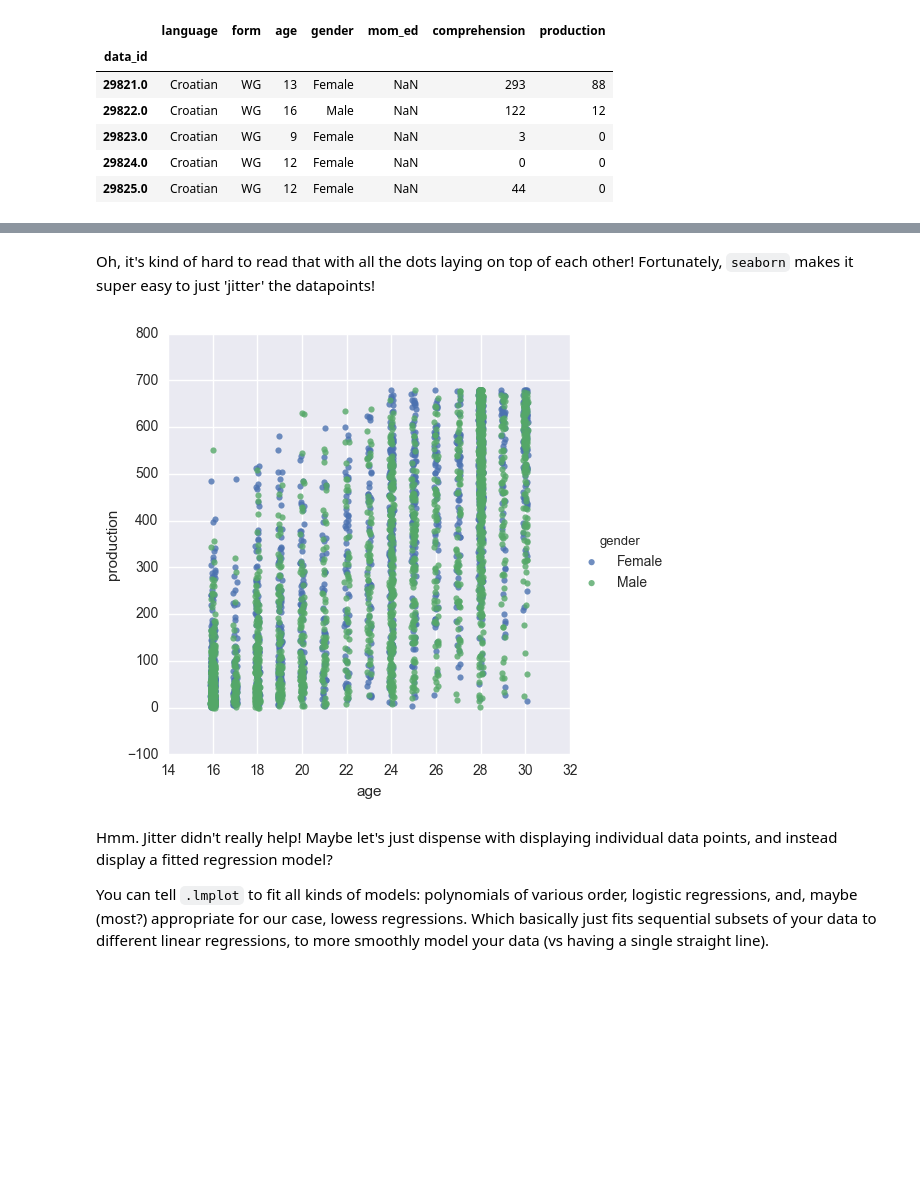
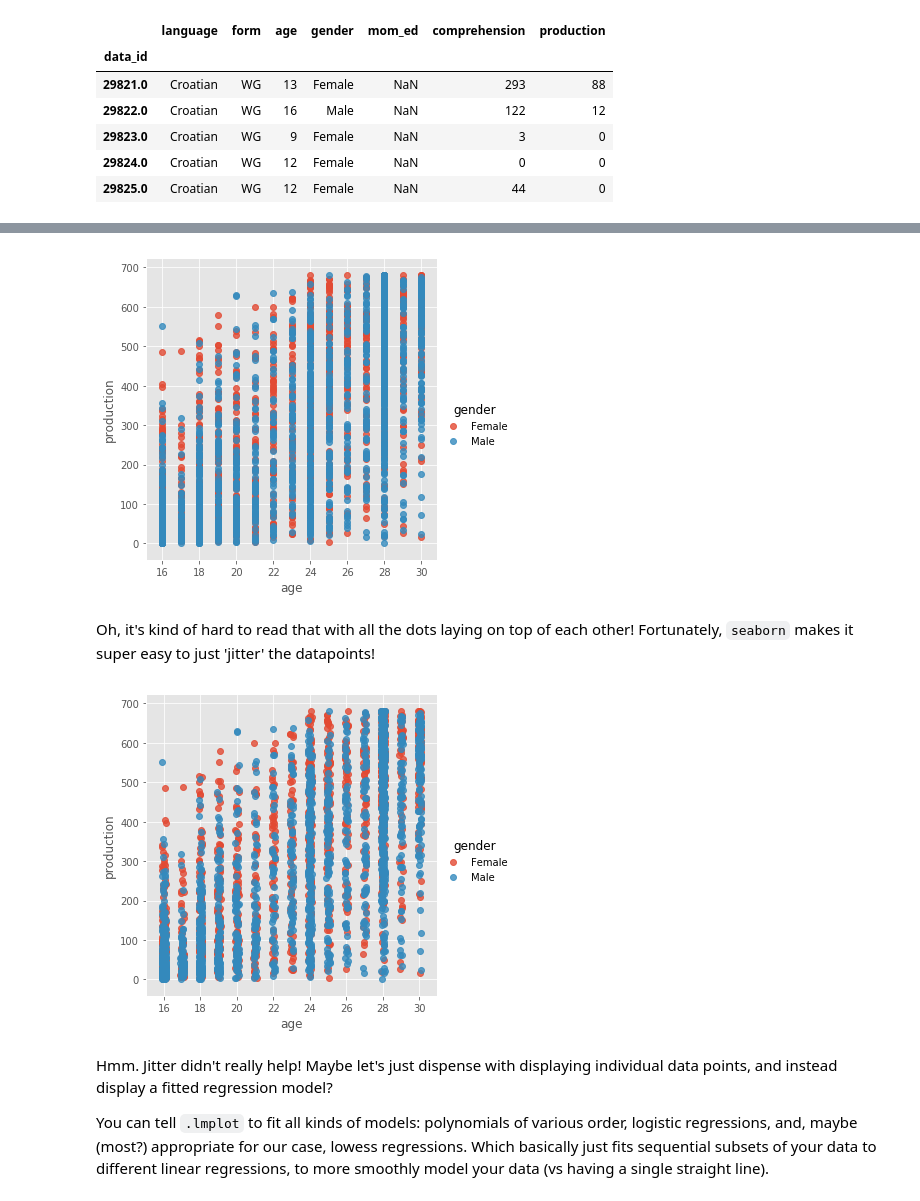
Before and after one commit to drussellmrichie/uconn_jterm_python_workshops, a Jupyter notebook: python-data-analysis/Python Data Analysis Tutorial -- Light theme.ipynb, the cells around one changed output, grey strips where cells are left out. Cells and saved outputs as stored; diff of their text form; code cells hidden in the pictures; blank space fills up the shorter version.

Commit message:
Update data analysis notebook

```diff
--- a/python-data-analysis/Python Data Analysis Tutorial -- Light theme.ipynb
+++ b/python-data-analysis/Python Data Analysis Tutorial -- Light theme.ipynb
@@ -63,3 +55,17 @@ import matplotlib
+# %%
+# import some stuff we'll work with today
+
+import pandas as pd                      #data munging
+import seaborn as sns                    #visualization
+import numpy as np                       #numerical computing
+import scipy.stats                       #some basic stats
+import statsmodels.formula.api as smf    #more stats
+
+import matplotlib                        #viz library under seaborn. won't directly use it except next line
+matplotlib.style.use('ggplot')
+
+#a line AFAIK unique to jupyter notebook which lets us see plots *in* the jupyter notebook
+%matplotlib inline
 # %%
 tips = sns.load_dataset('tips')
 tips.head()
@@ -837,0 +826,3 @@ sns.lmplot(x='age', y='production', hue='gender', scatter=True, fit_reg=False,
+# %%
+eng_ws_gender = admin_data.query('form == "WS" & language == "English" & (gender == "Male" or gender == "Female")')
+eng_ws_gender.head()
@@ -838,10 +841,15 @@ sns.lmplot(x='age', y='production', hue='gender', scatter=True, fit_reg=False,
+# %%
+sns.lmplot(x='age', y='production', hue='gender', scatter=True, fit_reg=False, data=eng_ws_gender);
+# sns.lmplot(x='age', y='production', hue='gender', palette=palette, scatter=True, fit_reg=False, data=eng_ws_gender);
+# sns.lmplot(x='age', y='production', hue='gender', palette="Set1", scatter=True, fit_reg=False, data=eng_ws_gender);
+# %% [output]
+[figure, added]
 # %% [markdown]
 Oh, it's kind of hard to read that with all the dots laying on top of each other! Fortunately, `seaborn` makes it super easy to just 'jitter' the datapoints!
 # %%
-sns.lmplot(x='age',y='production', hue='gender', scatter=True, fit_reg=False,
-           data=admin_data.query('form == "WS" & language == "English"'), x_jitter=0.1);
+sns.lmplot(x='age',y='production', hue='gender', scatter=True, fit_reg=False, data=eng_ws_gender, x_jitter=0.1);
 # %% [output]
-[figure, old version]
+[figure, new version]
 # %% [markdown]
 Hmm. Jitter didn't really help! Maybe let's just dispense with displaying individual data points, and instead display a fitted regression model?
 
```
Also changed, not shown: parts of 40 cells of this notebook.
